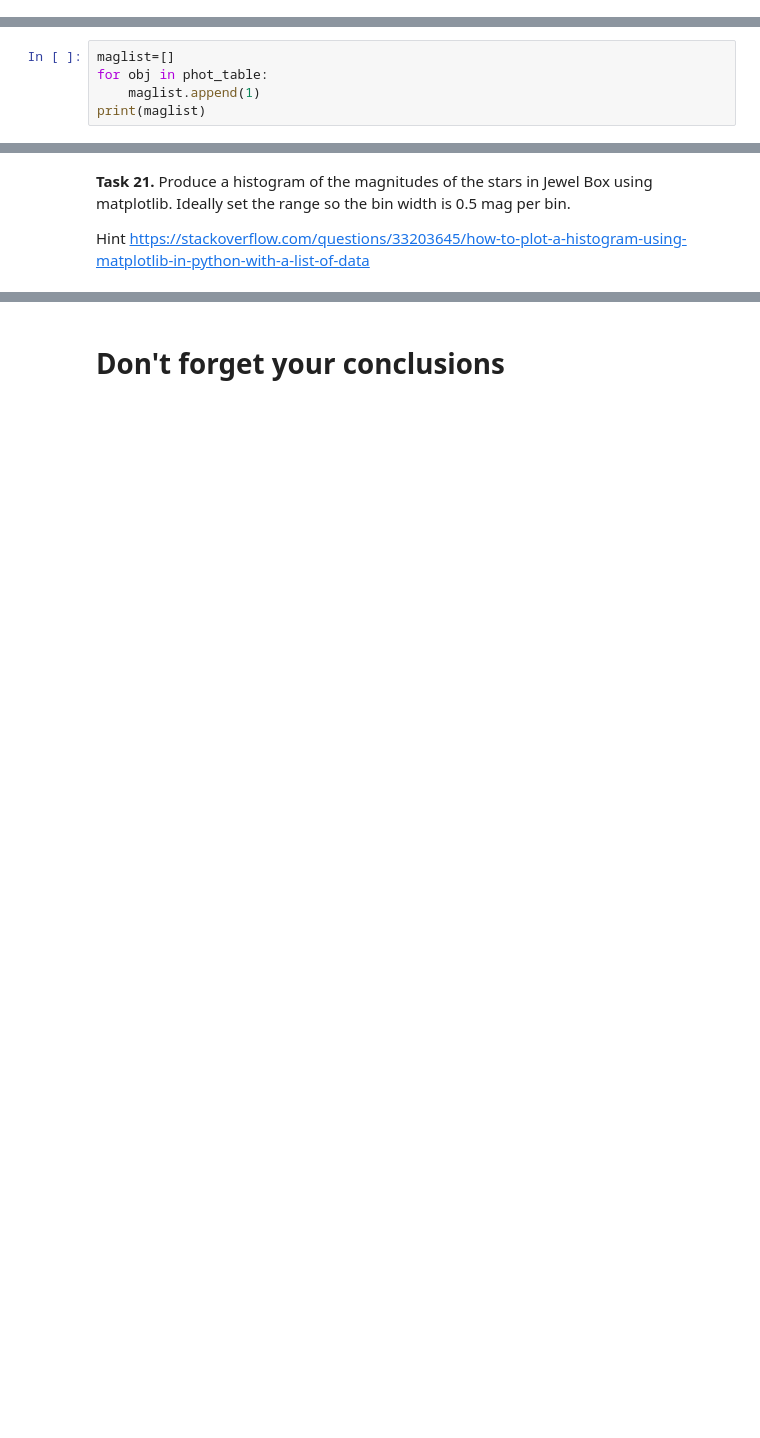
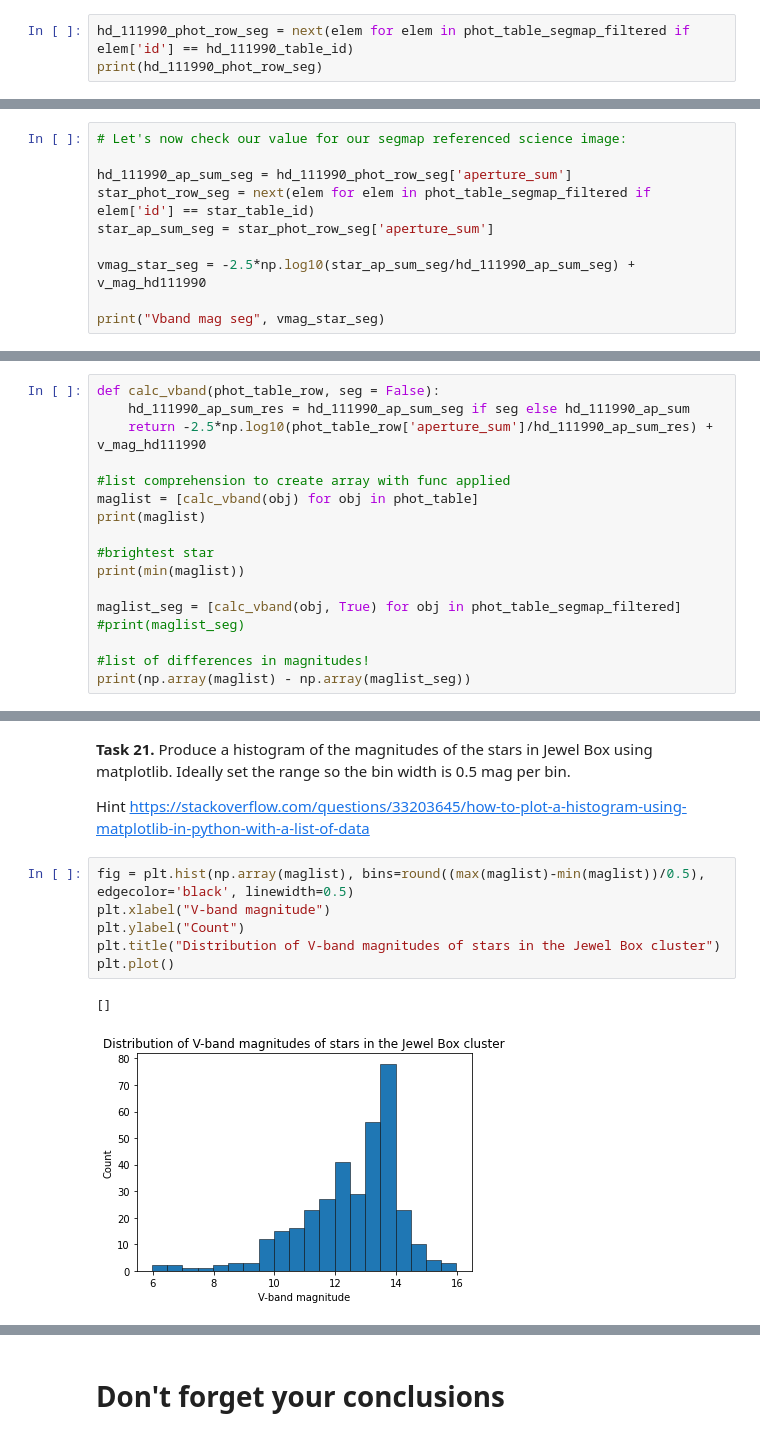
Before and after one commit to cedliang/ASP3231, a Jupyter notebook: Lab_4/ASP3231 Laboratory 4 Calibrated Catalogues.ipynb, the cells around one changed output, grey strips where cells are left out. Drawn from its saved outputs; the diff is of its cells as text; blank space fills up the shorter version.

```diff
--- a/Lab_4/ASP3231 Laboratory 4 Calibrated Catalogues.ipynb
+++ b/Lab_4/ASP3231 Laboratory 4 Calibrated Catalogues.ipynb
@@ -312,0 +582,3 @@ for obj in phot_table:
+# %%
+hd_111990_phot_row_seg = next(elem for elem in phot_table_segmap_filtered if elem['id'] == hd_111990_table_id)
+print(hd_111990_phot_row_seg)
@@ -319,0 +629,10 @@ Take care to use np.log10 and not np.log (which is natural log).
+# %%
+# Let's now check our value for our segmap referenced science image:
+
+hd_111990_ap_sum_seg = hd_111990_phot_row_seg['aperture_sum']
+star_phot_row_seg = next(elem for elem in phot_table_segmap_filtered if elem['id'] == star_table_id)
+star_ap_sum_seg = star_phot_row_seg['aperture_sum']
+
+vmag_star_seg = -2.5*np.log10(star_ap_sum_seg/hd_111990_ap_sum_seg) + v_mag_hd111990
+
+print("Vband mag seg", vmag_star_seg)
@@ -322,7 +657,19 @@ Take care to use np.log10 and not np.log (which is natural log).
 # %% [markdown]
 **Task 20.** Produce a list (array) of V-band magnitudes for all the stars in Jewel Box.
-# %%
-maglist=[]
-for obj in phot_table:
-    maglist.append(1)
-print(maglist)
+# %%
+def calc_vband(phot_table_row, seg = False):
+    hd_111990_ap_sum_res = hd_111990_ap_sum_seg if seg else hd_111990_ap_sum
+    return -2.5*np.log10(phot_table_row['aperture_sum']/hd_111990_ap_sum_res) + v_mag_hd111990
+
+#list comprehension to create array with func applied
+maglist = [calc_vband(obj) for obj in phot_table]
+print(maglist)
+
+#brightest star
+print(min(maglist))
+
+maglist_seg = [calc_vband(obj, True) for obj in phot_table_segmap_filtered]
+#print(maglist_seg)
+
+#list of differences in magnitudes!
+print(np.array(maglist) - np.array(maglist_seg))
@@ -330,3 +699,12 @@ print(maglist)
 **Task 21.** Produce a histogram of the magnitudes of the stars in Jewel Box using matplotlib. Ideally set the range so the bin width is 0.5 mag per bin.
 
 Hint https://stackoverflow.com/questions/33203645/how-to-plot-a-histogram-using-matplotlib-in-python-with-a-list-of-data
+# %%
+fig = plt.hist(np.array(maglist), bins=round((max(maglist)-min(maglist))/0.5), edgecolor='black', linewidth=0.5)
+plt.xlabel("V-band magnitude")
+plt.ylabel("Count")
+plt.title("Distribution of V-band magnitudes of stars in the Jewel Box cluster")
+plt.plot()
+# %% [output]
+[]
+[figure, added]
```
Also changed, not shown: parts of 46 cells of this notebook, 1 other file.
